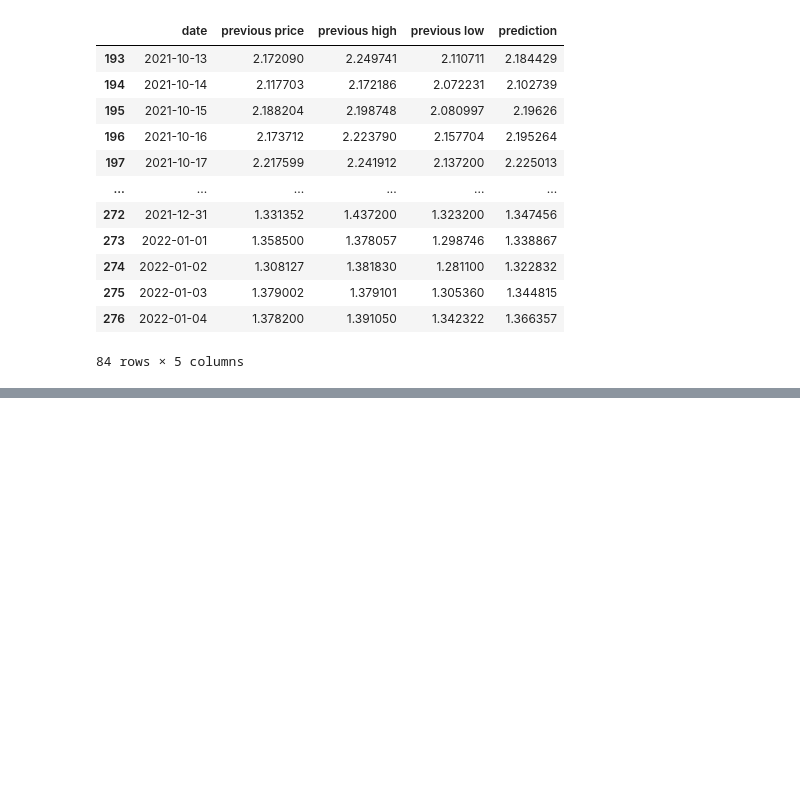
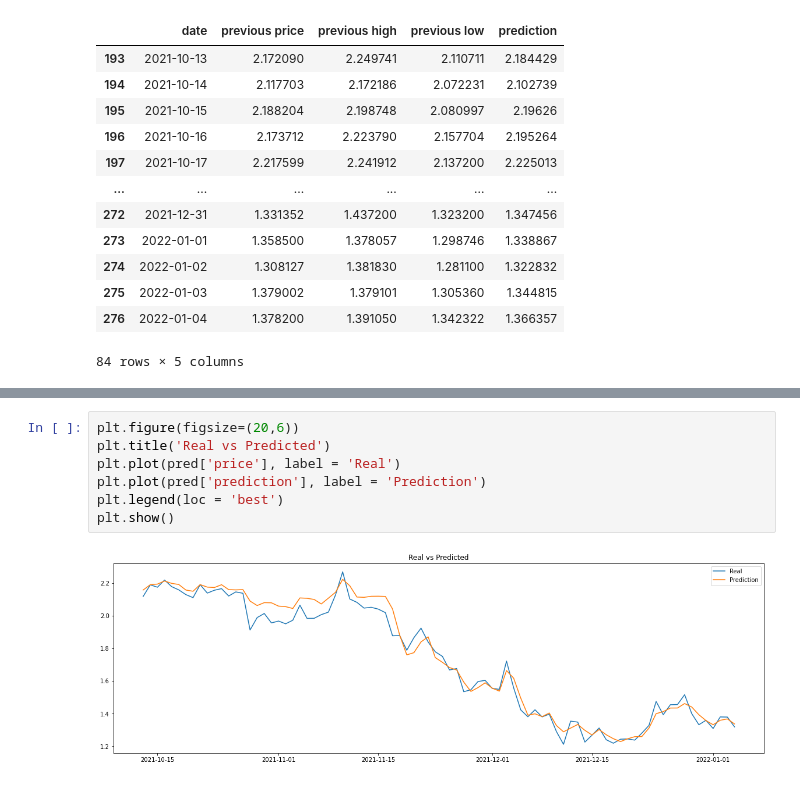
Before and after one commit to nabebako/Crypto-Price-Prediction-Model, a Jupyter notebook: knn-regression.ipynb, the cells around one changed output, grey strips where cells are left out. Drawn from its saved outputs; the diff is of its cells as text; blank space fills up the shorter version.

```diff
--- a/knn-regression.ipynb
+++ b/knn-regression.ipynb
@@ -73,0 +131,9 @@ pred
+# %%
+plt.figure(figsize=(20,6))
+plt.title('Real vs Predicted')
+plt.plot(pred['price'], label = 'Real')
+plt.plot(pred['prediction'], label = 'Prediction')
+plt.legend(loc = 'best')
+plt.show()
+# %% [output]
+[figure, added]
```
Also changed, not shown: parts of 11 cells of this notebook.
